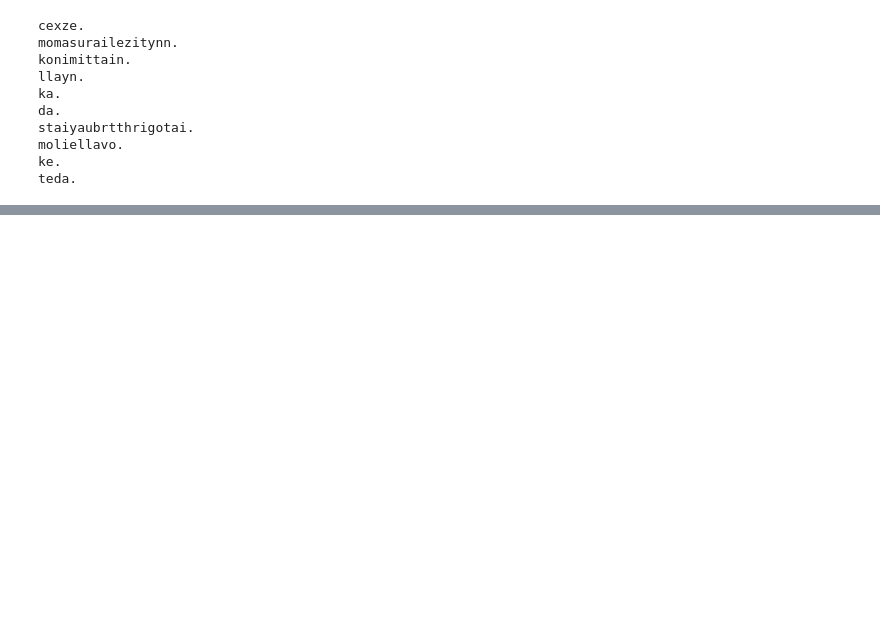
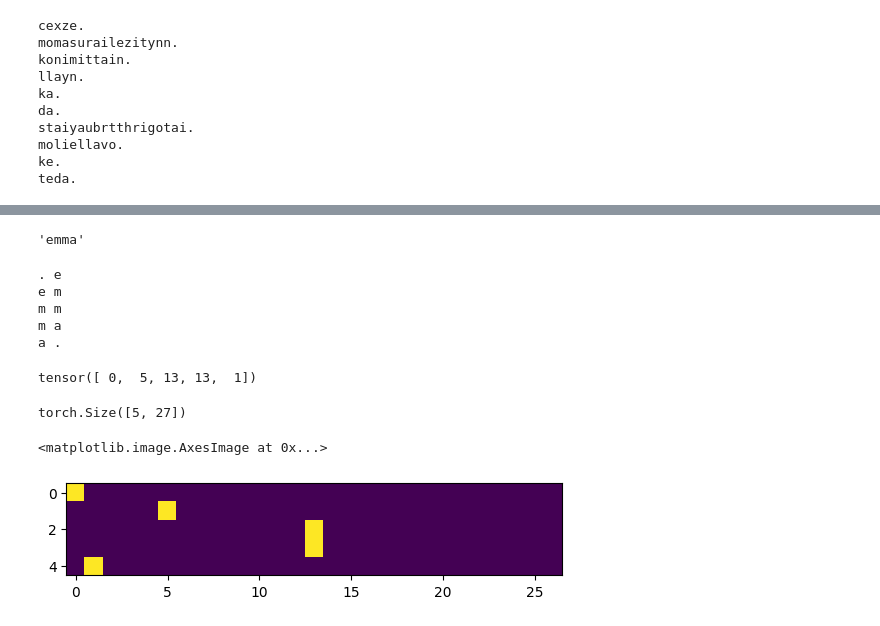
Before and after one commit to dhruvxsachdeva/karpathy-neural-networks, a Jupyter notebook: makemore_1.ipynb, the cells around one changed output, grey strips where cells are left out. Saved outputs shown, nothing was run; the diff lists cells and outputs as text; code cells hidden in the pictures; blank space fills up the shorter version.

```diff
--- a/makemore_1.ipynb
+++ b/makemore_1.ipynb
@@ -145,6 +137,6 @@ tensor([1, 1, 2, 0, 0, 2, 1, 1, 0, 0, 0, 1, 1, 0, 0, 1, 1, 0, 0, 1, 0, 2, 0, 0,
 # %%
 # training efficiently
-P= N.float()
+P= (N+1).float() # model smoothening add more for a smoother model
 P/=P.sum(1,keepdim=True) # in place operations have the potential to be faster
 # removing keepdim makes it buggy why? 27, 27 and 1, 27 so we end up normalising the columns than the rows because in broadcasting rules one aligns from the right and goes right to left and if dimension doesnt exist you add it
 # search brodcasting semantics can 27,27 be divided by 27,1 each dimension is either equal or one of them is one or one doesnt exist therefore this is allowed
@@ -242,0 +235,51 @@ tensor(2.4541)
+# %%
+words[0]
+# %% [output]
+'emma'
+# %%
+# training set of all biagrams
+# predicting the next character
+xs,ys=[],[]
+for w in words[:1]:
+
+# words[0]     # First element (a string)
+# words[:1]    # First element wrapped in a list
+# words[0:1]   # Exactly the same as words[:1]
+
+#     # chs=['<S>']+ list(w) +['<E>']
+    chs=['.']+ list(w) +['.']
+    for ch1,ch2 in zip(chs,chs[1:]):
+        ix1=stoi[ch1]
+        ix2=stoi[ch2]
+        print(ch1,ch2)
+        xs.append(ix1)
+        ys.append(ix2)
+
+xs=torch.tensor(xs)
+ys=torch.tensor(ys)
+# difference between torch.tensor and torch.Tensor
+# tensor infers the dtype automatically while Tensor return a float tensor adivsed to use tensor
+# %% [output]
+. e
+e m
+m m
+m a
+a .
+# %%
+xs
+# %% [output]
+tensor([ 0,  5, 13, 13,  1])
+# %%
+# using one hot encoding for integers to feed into nn
+import torch.nn.functional as F
+xenc=F.one_hot(xs, num_classes=27).float() # one hot doesnt support dtype argument so cast it
+# xenc
+# %%
+xenc.shape
+# %% [output]
+torch.Size([5, 27])
+# %%
+plt.imshow(xenc)
+# %% [output]
+<matplotlib.image.AxesImage at 0x...>
+[figure, added]
```
Also changed, not shown: parts of 9 cells of this notebook.
